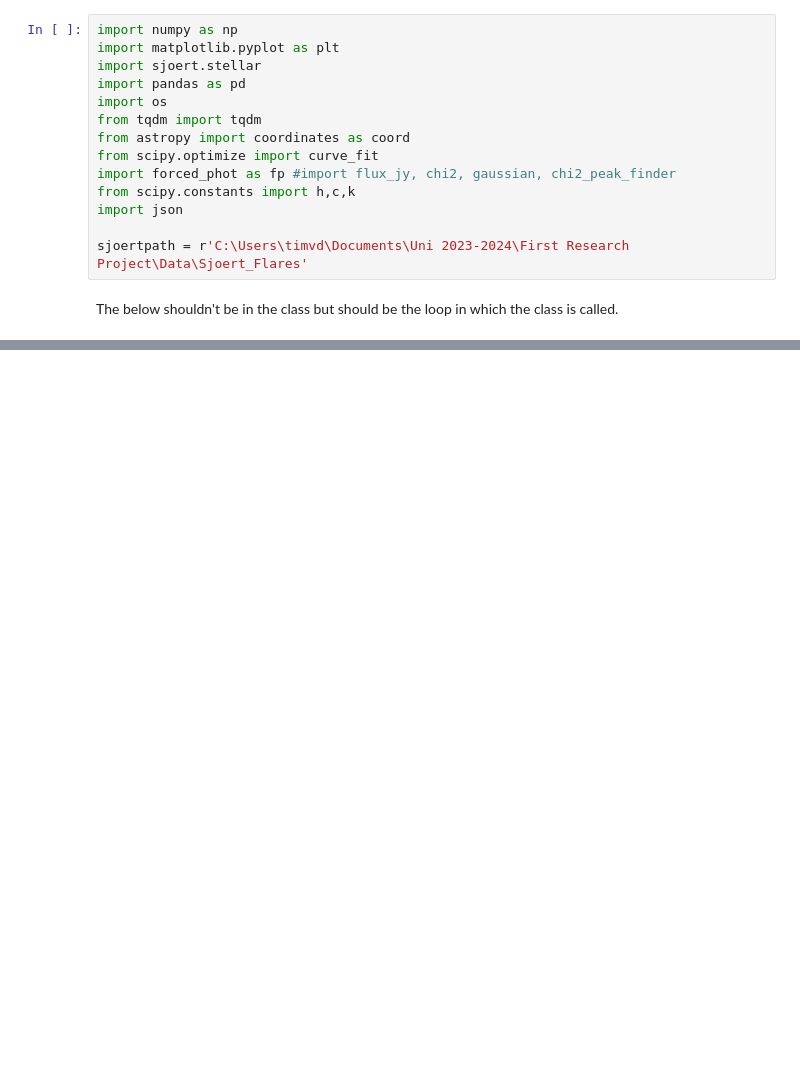
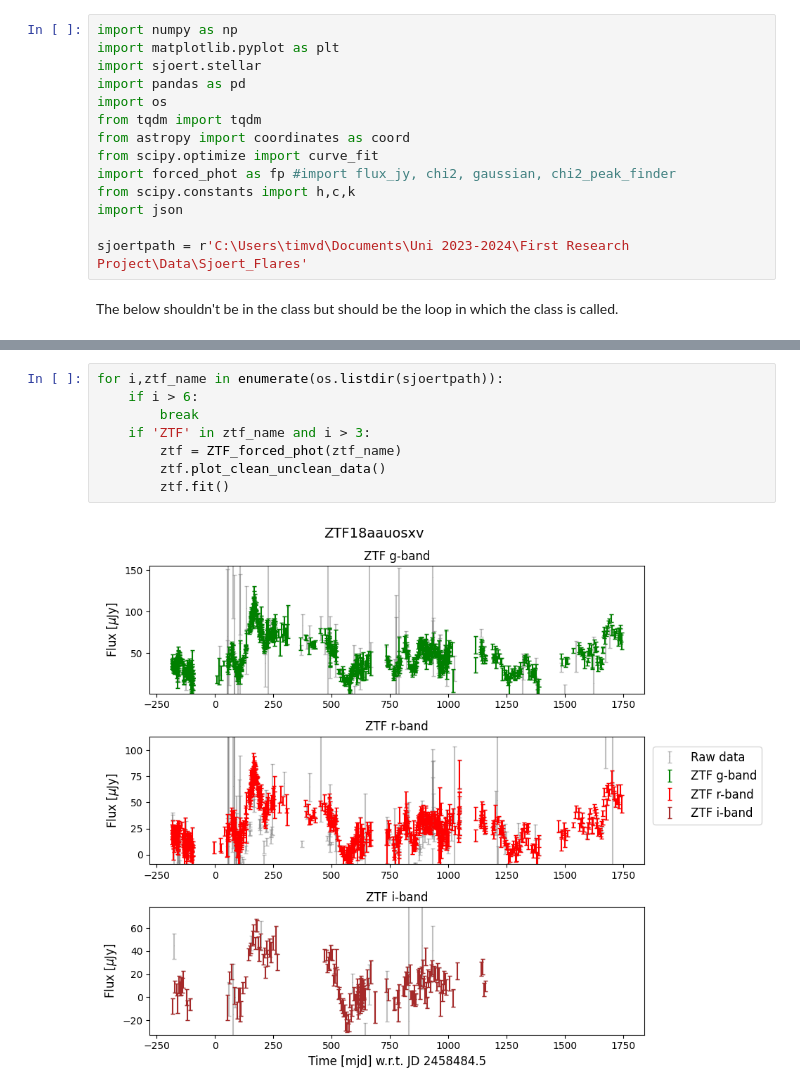
Before and after one commit to TimvdVuurst/FRP_TimvdVuurst, a Jupyter notebook: class_test.ipynb, the cells around one changed output, grey strips where cells are left out. Drawn from its saved outputs; the diff is of its cells as text; blank space fills up the shorter version.

```diff
--- a/class_test.ipynb
+++ b/class_test.ipynb
@@ -302,0 +263,10 @@ class ZTF_forced_phot:
+# %%
+for i,ztf_name in enumerate(os.listdir(sjoertpath)):
+    if i > 6:
+        break
+    if 'ZTF' in ztf_name and i > 3:
+        ztf = ZTF_forced_phot(ztf_name)
+        ztf.plot_clean_unclean_data()
+        ztf.fit()
+# %% [output]
+[figure, added]
```
Also changed, not shown: parts of 6 cells of this notebook, 1 other file.
